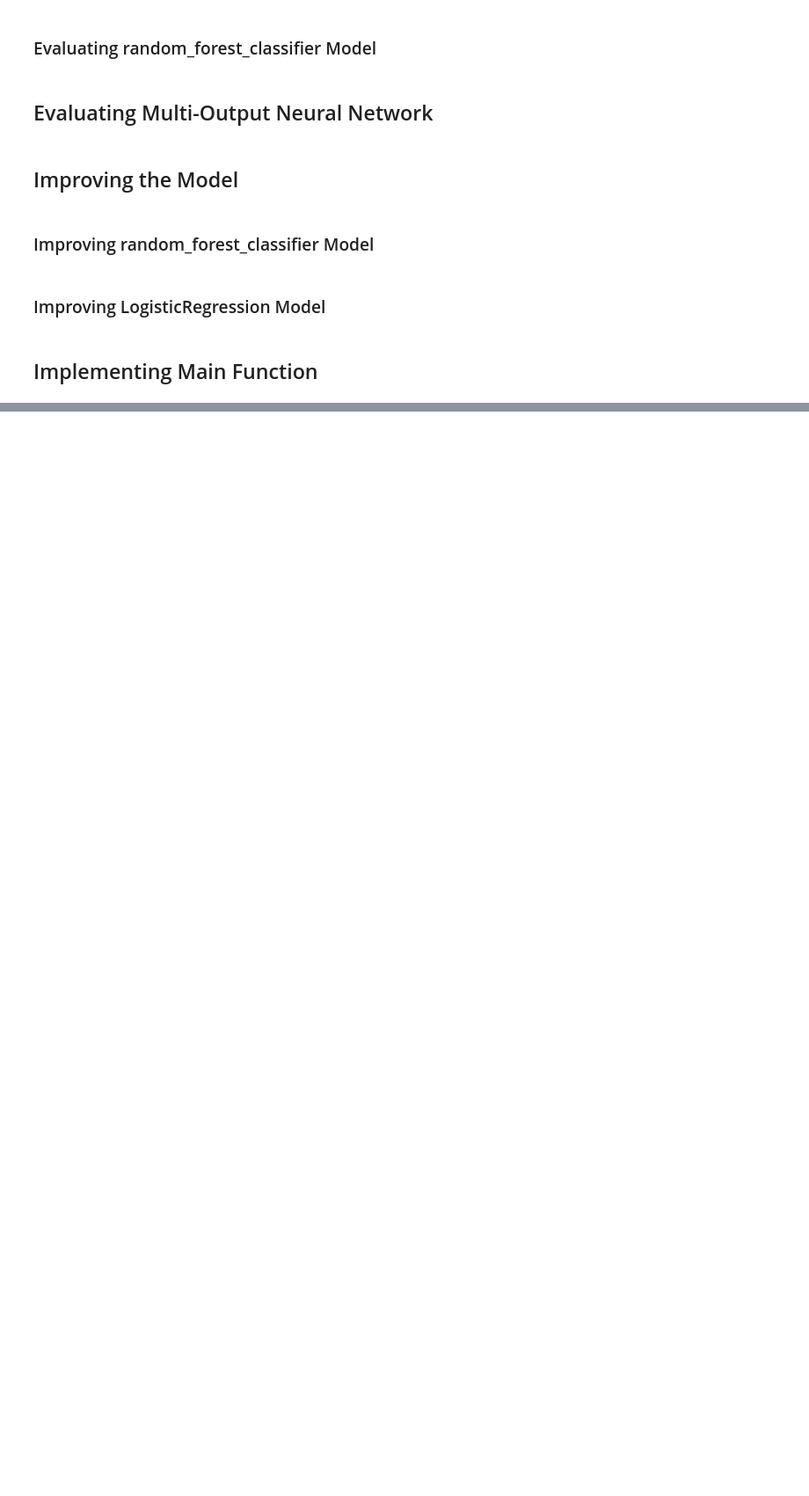
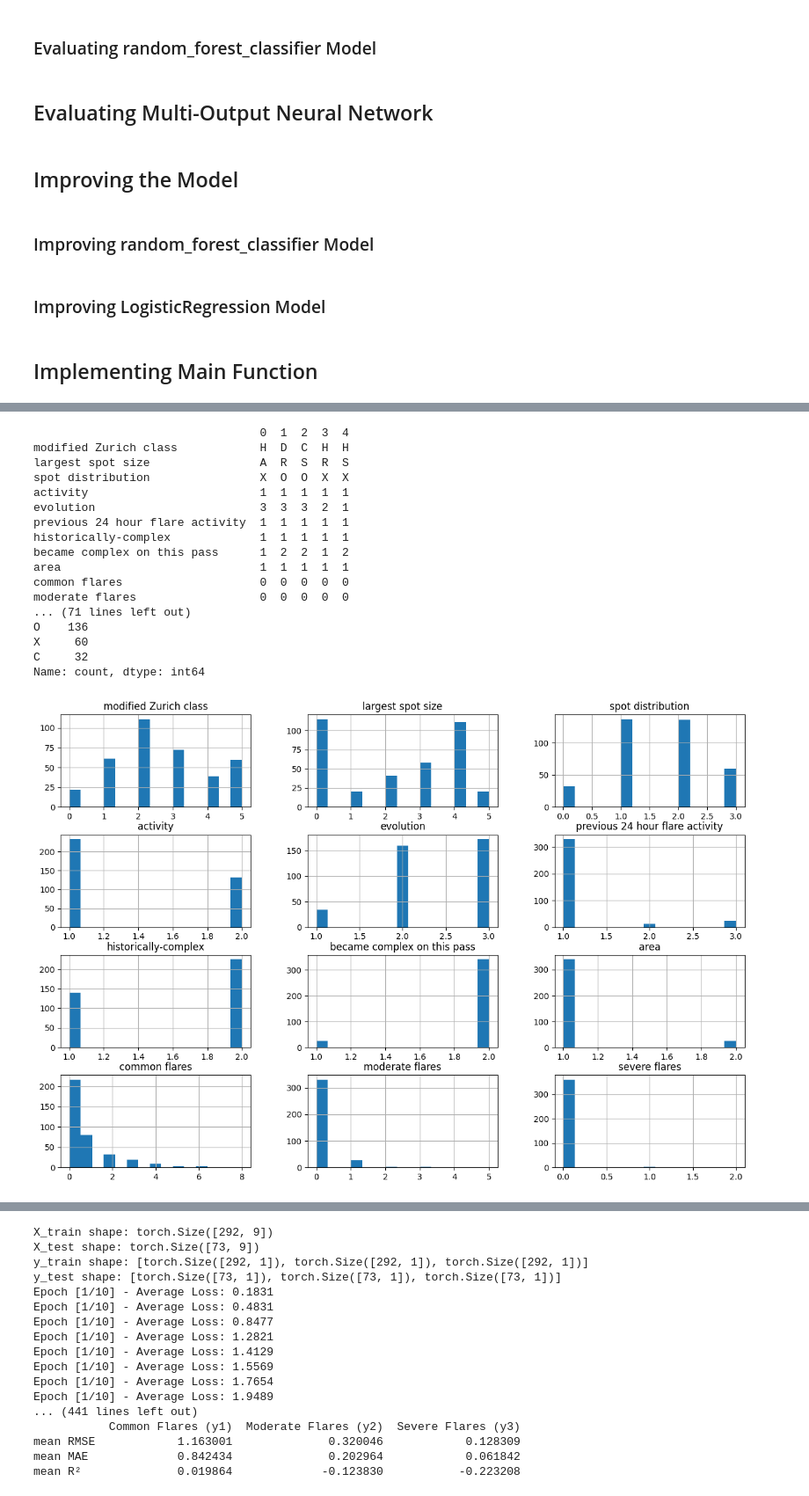
Before and after one commit to Ferrelofilo/TC5044.10_Equipo18, a Jupyter notebook: notebooks/Flare_Refactored_v1.ipynb, the cells around one changed output, grey strips where cells are left out. Shown: that part at 88% size. Cells and saved outputs as stored; diff of their text form; code cells hidden in the pictures; blank space fills up the shorter version.

```diff
--- a/notebooks/Flare_Refactored_v1.ipynb
+++ b/notebooks/Flare_Refactored_v1.ipynb
@@ -34,9 +55,11 @@ def download_save_flare_data():
     data = df_class.create_dataframe()
     return data
 
+
 def load_data(filepath):
     data = pd.read_csv(filepath, index_col=False)
     return data
+
 
 def explore_data(data):
     print(data.head().T)
@@ -45,7 +68,11 @@ def explore_data(data):
     for col in data.columns:
         if data[col].dtype == object:
             print(f"Value counts for column: {col}")
-            print(data[col].apply(lambda x: x if isinstance(x, str) else None).value_counts())
+            print(
+                data[col]
+                .apply(lambda x: x if isinstance(x, str) else None)
+                .value_counts()
+            )
 # %% [markdown]
 ## Adding visualizations
 # %%
@@ -140,8 +189,8 @@ def train_logistic_regression_model(X_train, y_train):
 # %% [markdown]
 ## Training Multi-Output Neural Network
 # %%
-#2 capas Lineales
-#Puede expandirse de manera directa capa por capa.
+# 2 capas Lineales
+# Puede expandirse de manera directa capa por capa.
 class SimpleMonnFlare3(nn.Module):
     def __init__(self, input_len=10):
         super(SimpleMonnFlare3, self).__init__()
@@ -158,6 +207,7 @@ class SimpleMonnFlare3(nn.Module):
         y2 = self.y2_output(x)  # moderate_flares
         y3 = self.y3_output(x)  # severe_flares
         return y1, y2, y3
+
 
 def train_model(model, dataloader, optimizer, criterion, rmse_metric, epochs=10):
     model.train()
@@ -180,7 +230,9 @@ def train_model(model, dataloader, optimizer, criterion, rmse_metric, epochs=10)
             optimizer.step()
 
             running_loss += loss.item()
-            print(f'Epoch [{epoch+1}/{epochs}] - Average Loss: {running_loss/len(dataloader):.4f}')
+            print(
+                f"Epoch [{epoch+1}/{epochs}] - Average Loss: {running_loss/len(dataloader):.4f}"
+            )
 
 
 def create_model(input_len=9):
@@ -188,7 +240,7 @@ def create_model(input_len=9):
     optimizer = optim.SGD(model.parameters(), lr=0.01)
     criterion = nn.MSELoss()
     rmse_metric = torchmetrics.MeanSquaredError(squared=False)
-    return model, optimizer, criterion,rmse_metric
+    return model, optimizer, criterion, rmse_metric
 # %% [markdown]
 ## Evaluating the Model
 # %% [markdown]
@@ -338,27 +407,29 @@ def cross_validate_logistic_regression_model(models, X, y,flare_types):
 ## Implementing Main Function
 # %%
 # Main function for running the pipeline
-def main(filepath):
-    #De manera opcional se pude correr también esta función desde aquí si no se tiene como iniciar de manera local.
-    #download_save_flare_data()
-    data = load_data(filepath)
+def main():
+    # De manera opcional se pude correr también esta función desde aquí si no se tiene como iniciar de manera local.
+    # download_save_flare_data()
+    data = download_save_flare_data()
     explore_data(data)
 
     process_data = preprocess_data(data)
     plot_histograms(process_data)
     correlation_matrix(process_data)
-    #X_train, X_test, y_train, y_test = split_data(process_data)
+    # X_train, X_test, y_train, y_test = split_data(process_data)
     X_train, X_test, y_train, y_test = split_data(process_data)
     # Crea objeto DataLoader Y es lo que usara el modelo para cargar los datos del split.
     train_loader, test_loader = create_dataloaders(X_train, y_train, X_test, y_test)
 
-    model, optimizer, criterion,rmse_metric = create_model(input_len=X_train.shape[1])
+    model, optimizer, criterion, rmse_metric = create_model(input_len=X_train.shape[1])
 
     train_model(model, train_loader, optimizer, criterion, rmse_metric, epochs=10)
-    #Modelo se puede guardar en este punto
+    # Modelo se puede guardar en este punto
 
-    metrics = evaluate_multi_output_metrics(model,test_loader,criterion)
-    all_results_df, mean_results_df = cross_validate_simple(X_train, y_train, X_test, y_test,k=5,epochs=10,batch_size=50)
+    metrics = evaluate_multi_output_metrics(model, test_loader, criterion)
+    all_results_df, mean_results_df = cross_validate_simple(
+        X_train, y_train, X_test, y_test, k=5, epochs=10, batch_size=50
+    )
     print(metrics)
     print(all_results_df)
     print(mean_results_df)
@@ -403,0 +436,3 @@ mean R²              0.033027             -0.108305            0.010844
+# %%
+main()
+# %% [output]
@@ -403,0 +455,18 @@ mean R²              0.033027             -0.108305            0.010844
+                                 0  1  2  3  4
+modified Zurich class            H  D  C  H  H
+largest spot size                A  R  S  R  S
+spot distribution                X  O  O  X  X
+activity                         1  1  1  1  1
+evolution                        3  3  3  2  1
+previous 24 hour flare activity  1  1  1  1  1
+historically-complex             1  1  1  1  1
+became complex on this pass      1  2  2  1  2
+area                             1  1  1  1  1
+common flares                    0  0  0  0  0
+moderate flares                  0  0  0  0  0
+... (71 lines left out)
+O    136
+X     60
+C     32
+Name: count, dtype: int64
+[figure, added]
@@ -403,0 +474,17 @@ mean R²              0.033027             -0.108305            0.010844
+X_train shape: torch.Size([292, 9])
+X_test shape: torch.Size([73, 9])
+y_train shape: [torch.Size([292, 1]), torch.Size([292, 1]), torch.Size([292, 1])]
+y_test shape: [torch.Size([73, 1]), torch.Size([73, 1]), torch.Size([73, 1])]
+Epoch [1/10] - Average Loss: 0.1831
+Epoch [1/10] - Average Loss: 0.4831
+Epoch [1/10] - Average Loss: 0.8477
+Epoch [1/10] - Average Loss: 1.2821
+Epoch [1/10] - Average Loss: 1.4129
+Epoch [1/10] - Average Loss: 1.5569
+Epoch [1/10] - Average Loss: 1.7654
+Epoch [1/10] - Average Loss: 1.9489
+... (441 lines left out)
+           Common Flares (y1)  Moderate Flares (y2)  Severe Flares (y3)
+mean RMSE            1.163001              0.320046            0.128309
+mean MAE             0.842434              0.202964            0.061842
+mean R²              0.019864             -0.123830           -0.223208
```
Also changed, not shown: parts of 13 cells of this notebook, 3 other files.
